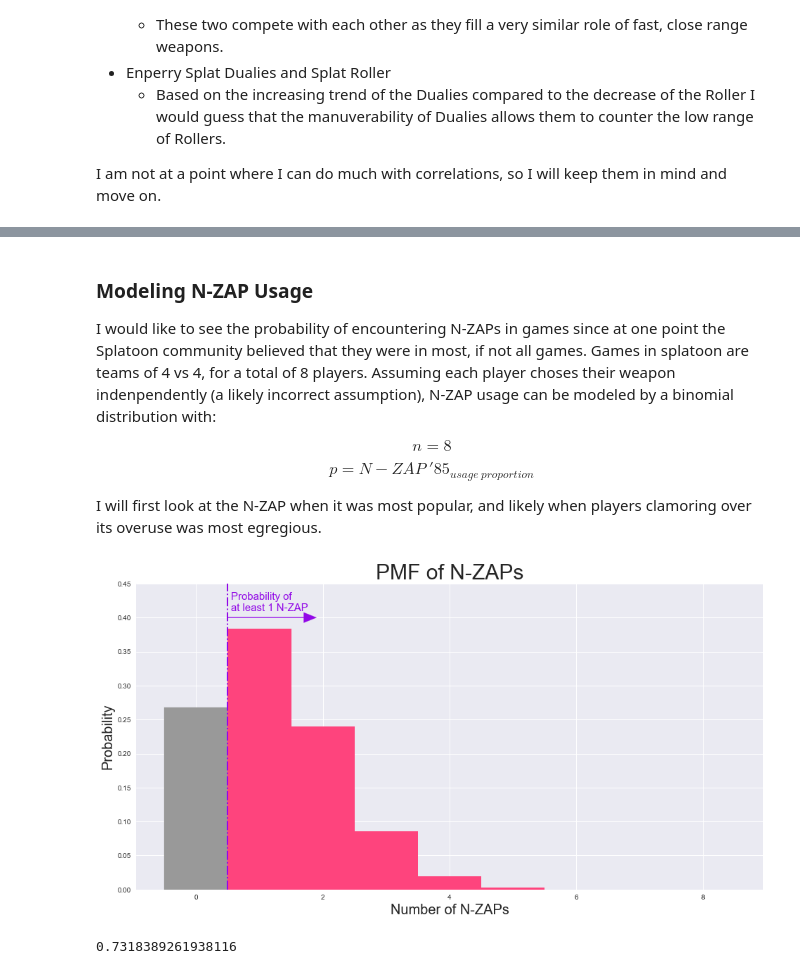
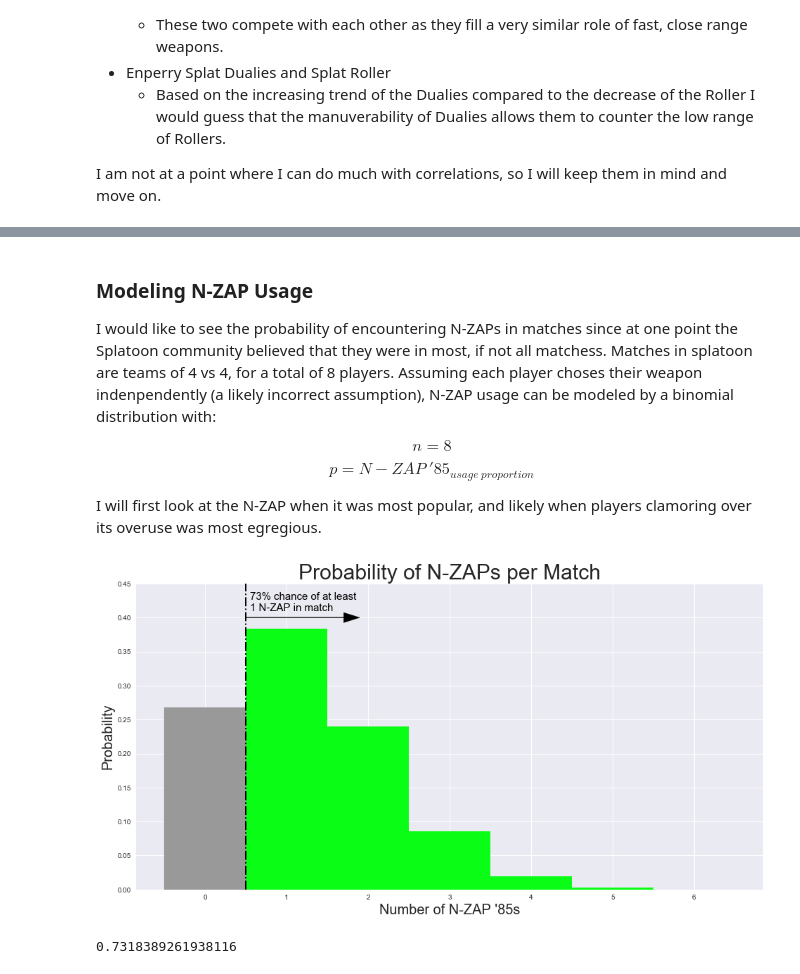
Before and after one commit to Rokushou/Splatoon2_Meta_EDA, a Jupyter notebook: EDA.ipynb, the cells around one changed output, grey strips where cells are left out. Cells and saved outputs as stored; diff of their text form; code cells hidden in the pictures.

```diff
--- a/EDA.ipynb
+++ b/EDA.ipynb
@@ -238,7 +241,7 @@ The three things I want to test are:
 3. Is it the Ink Armor weapon of choice by a significant margin?
 # %% [markdown]
 ### Modeling N-ZAP Usage
-I would like to see the probability of encountering N-ZAPs in games since at one point the Splatoon community believed that they were in most, if not all games. Games in splatoon are teams of 4 vs 4, for a total of 8 players. Assuming each player choses their weapon indenpendently (a likely incorrect assumption), N-ZAP usage can be modeled by a binomial distribution with:
+I would like to see the probability of encountering N-ZAPs in matches since at one point the Splatoon community believed that they were in most, if not all matchess. Matches in splatoon are teams of 4 vs 4, for a total of 8 players. Assuming each player choses their weapon indenpendently (a likely incorrect assumption), N-ZAP usage can be modeled by a binomial distribution with:
 
 $$n = 8$$
 $$p = N-ZAP\ '85_{usage\ proportion}$$
@@ -248,27 +251,31 @@ I will first look at the N-ZAP when it was most popular, and likely when players
 # Create a distribution based on max value
 nzap_max = stats.binom(8, usage_df.loc["N-ZAP '85"].max())
 # %%
-# Plot the distribution again. The code is very specific (arrow position and such) and hard to functionize
+# Plot the distribution.
 fig, ax2 = plt.subplots(figsize=(16, 8))
 
-# Plot the PMF in a pink color scheme
-color = pink
-ax2.set_xlabel('Number of N-ZAPs', fontsize=20)
+# Plot the PMF
+color = green_n
+ax2.set_xlabel("Number of N-ZAP '85s", fontsize=20)
 ax2.set_ylabel('Probability', fontsize=20)
-bars = ax2.bar(range(9), [nzap_max.pmf(i) for i in range(9)],  width=1.0, color=color)
+bars = ax2.bar(range(7), [nzap_max.pmf(i) for i in range(7)],  width=1.0, color=color)
 bars[0].set_color('#999999')
 
 # Plot a vertical line at 1, inspired by Samuel
-color = violet
+color = 'black'
+p = 100 * (1-nzap_max.cdf(0))
 ax2.axvline(0.5, color=color, ls='-.', linewidth=2)
 ax2.arrow(0.5, .4, 1.2, 0, color=color, head_width=.015, head_length=.2)
-ax2.text(0.55, .41, 'Probability of\nat least 1 N-ZAP', fontsize=15, color=color)
+ax2.text(0.55, .41, '{:2.0f}% chance of at least\n1 N-ZAP in match'.format(p), fontsize=15, color=color)
 
 ax2.set_ylim(0, 0.45)
 
-plt.title('PMF of N-ZAPs', loc='center', fontsize=30, fontweight=0);
+plt.title('Probability of N-ZAPs per Match', loc='center', fontsize=30, fontweight=0)
+
+#save
+plt.savefig('img/nzapmax.png');
 # %% [output]
-[figure, old version]
+[figure, new version]
 # %%
 # Calculate the probability of seeing at least 1 N-ZAP in a game
 1-nzap_max.cdf(0)
```
Also changed, not shown: parts of 9 cells of this notebook.
